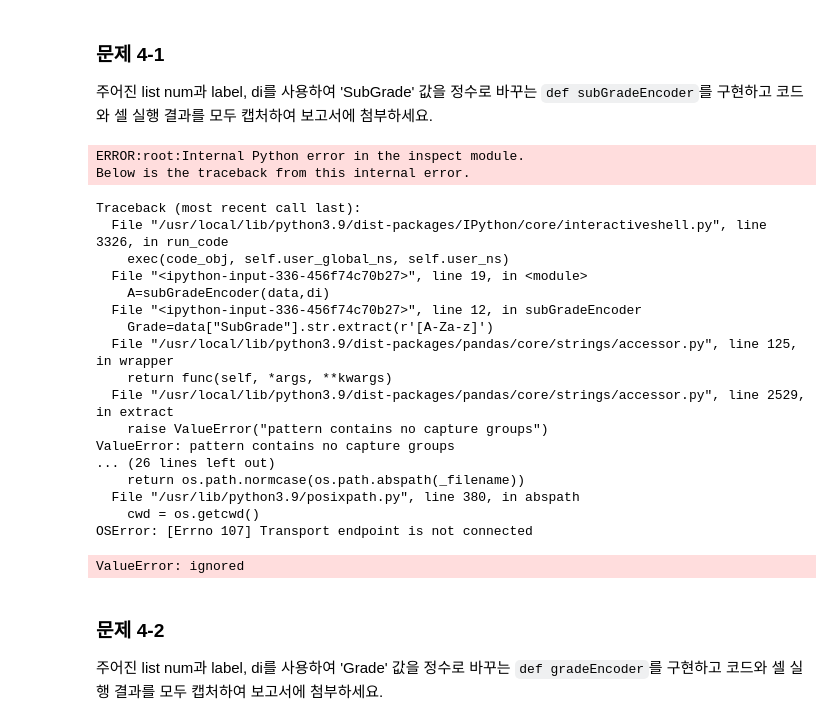
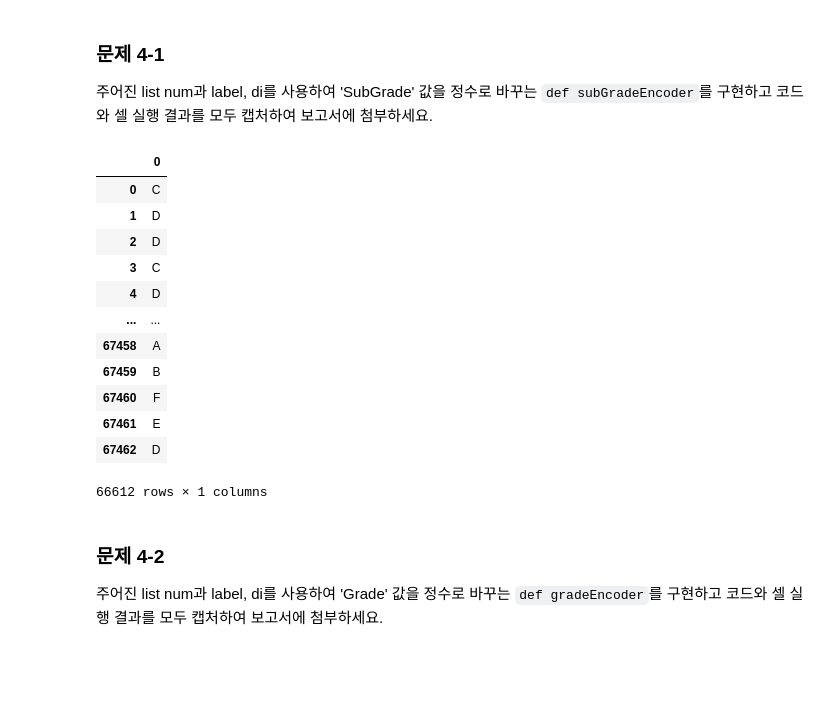
Before and after one commit to ajou20658/2023S-Ajou-ML, a Jupyter notebook: 23_1_HW1.ipynb, the cells around one changed output. Cells and saved outputs as stored; diff of their text form; code cells hidden in the pictures; blank space fills up the shorter version.

````diff
--- a/23_1_HW1.ipynb
+++ b/23_1_HW1.ipynb
@@ -292,47 +429,41 @@ array(['C4', 'D3', 'D4', 'C3', 'G5', 'C5', 'A5', 'C2', 'B5', 'B1', 'B4',
 # %%
 num = [10, 20, 30, 40, 50, 60, 70]
 label = ['G', 'F', 'E', 'D', 'C', 'B', 'A']
 di = dict(zip(label, num))
 
 def subGradeEncoder(data, di):
   result = []
   ################ 문제 4-1 ##################
   # 소스코드를 입력하고 캡처 후 보고서에 업로드하세요.
   # 코드 시작과 코드 끝 라인을 삭제하지 마세요.
   ################ 코드 시작  ################
   letter=data["SubGrade"].str.extract(r'(\d)')
-  Grade=data["SubGrade"].str.extract(r'[A-Za-z]')
-  Grade=Grade.replace
-  data=data.replace()
+  Grade=data["SubGrade"].str.extract(r'([A-Z])')
 
+  #Grade=Grade.replace({'SubGrade':di[]})
+  #data=data.replace()
+  result=Grade
 
   ################ 코드 끝  ##################
   return result
 A=subGradeEncoder(data,di)
 A
 # data['SubGrade'] = subGradeEncoder(data, di)
 # print(data['SubGrade'])
 # %% [output]
+|  | 0 |
+| 0 | C |
+| 1 | D |
+| 2 | D |
+| 3 | C |
+| 4 | D |
+| ... | ... |
+| 67458 | A |
+| 67459 | B |
+| 67460 | F |
+| 67461 | E |
+| 67462 | D |
-ERROR:root:Internal Python error in the inspect module.
-Below is the traceback from this internal error.
+66612 rows × 1 columns
-Traceback (most recent call last):
-  File "/usr/local/lib/python3.9/dist-packages/IPython/core/interactiveshell.py", line 3326, in run_code
-    exec(code_obj, self.user_global_ns, self.user_ns)
-  File "<ipython-input-336-456f74c70b27>", line 19, in <module>
-    A=subGradeEncoder(data,di)
-  File "<ipython-input-336-456f74c70b27>", line 12, in subGradeEncoder
-    Grade=data["SubGrade"].str.extract(r'[A-Za-z]')
-  File "/usr/local/lib/python3.9/dist-packages/pandas/core/strings/accessor.py", line 125, in wrapper
-    return func(self, *args, **kwargs)
-  File "/usr/local/lib/python3.9/dist-packages/pandas/core/strings/accessor.py", line 2529, in extract
-    raise ValueError("pattern contains no capture groups")
-ValueError: pattern contains no capture groups
-... (26 lines left out)
-    return os.path.normcase(os.path.abspath(_filename))
-  File "/usr/lib/python3.9/posixpath.py", line 380, in abspath
-    cwd = os.getcwd()
-OSError: [Errno 107] Transport endpoint is not connected
-ValueError: ignored
 # %% [markdown]
 ### 문제 4-2
 주어진 list num과 label, di를 사용하여 'Grade' 값을 정수로 바꾸는 ```def gradeEncoder```를 구현하고 코드와 셀 실행 결과를 모두 캡처하여 보고서에 첨부하세요.
````
Also changed, not shown: parts of 23 cells of this notebook.
